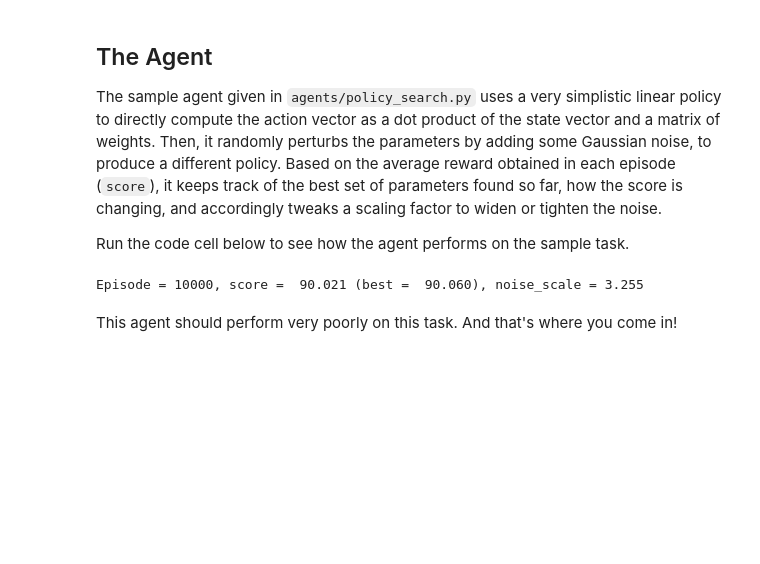
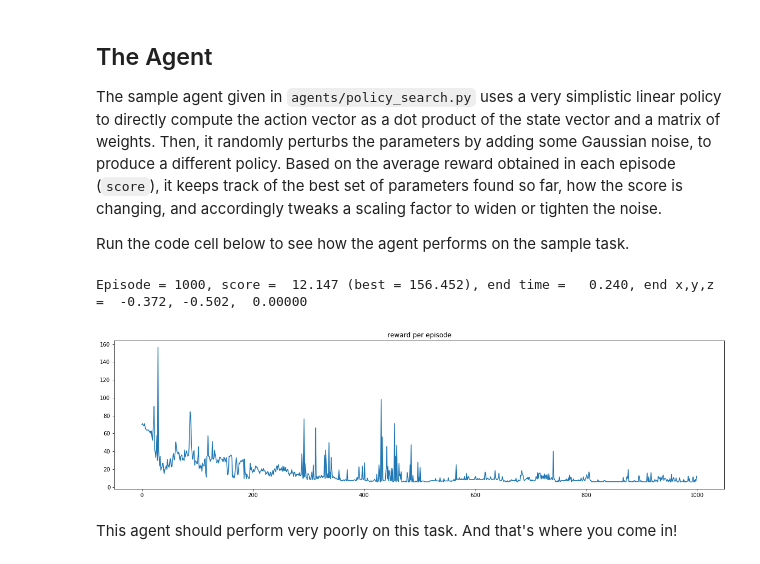
Before and after one commit to pavelkomarov/rl-quadcopter, a Jupyter notebook: Quadcopter_Project.ipynb, the cells around one changed output. Cells and saved outputs as stored; diff of their text form; code cells hidden in the pictures; blank space fills up the shorter version.

```diff
--- a/Quadcopter_Project.ipynb
+++ b/Quadcopter_Project.ipynb
@@ -176,24 +176,39 @@ import pandas as pd
 from policy_search import PolicySearch_Agent
 from task import Task
 
-num_episodes = 10000
+best_score = float('-inf')
+results = []
+num_episodes = 1000
 task = Task()
 agent = PolicySearch_Agent(task)
 
-for i_episode in range(1, num_episodes+1):
+for i in range(1, num_episodes+1):
     state = agent.reset_episode() # start a new episode
+    score = 0
     while True:
         action = agent.act(state)
-        next_state, reward, done = task.step(action)
+        #print(action)
+        next_state, reward, done, time = task.step(action)
         agent.step(reward, done)
+        score += reward
         state = next_state
         if done:
-            print("\rEpisode = {:4d}, score = {:7.3f} (best = {:7.3f}), noise_scale = {}".format(
-                i_episode, agent.score, agent.best_score, agent.noise_scale), end="")  # [debug]
+            best_score = max(best_score, score)
+            print("\rEpisode = {:4d}, score = {:7.3f} (best = {:7.3f}), end time = {:7.3f}, end x,y,z = {:7.3f},{:7.3f},{:7.3f}".format(
+                i, score, best_score, time, state[0], state[1], state[2]), end="")
             break
+    results.append(score)
     sys.stdout.flush()
 # %% [output]
-Episode = 10000, score =  90.021 (best =  90.060), noise_scale = 3.255
+Episode = 1000, score =  12.147 (best = 156.452), end time =   0.240, end x,y,z =  -0.372, -0.502,  0.00000
+# %%
+from matplotlib import pyplot
+
+pyplot.figure(figsize=(20,5))
+pyplot.plot(range(len(results)), results)
+pyplot.title('reward per episode');
+# %% [output]
+[figure, added]
 # %% [markdown]
 This agent should perform very poorly on this task.  And that's where you come in!
 # %% [markdown]
```
Also changed, not shown: parts of 11 cells of this notebook, 3 other files.
